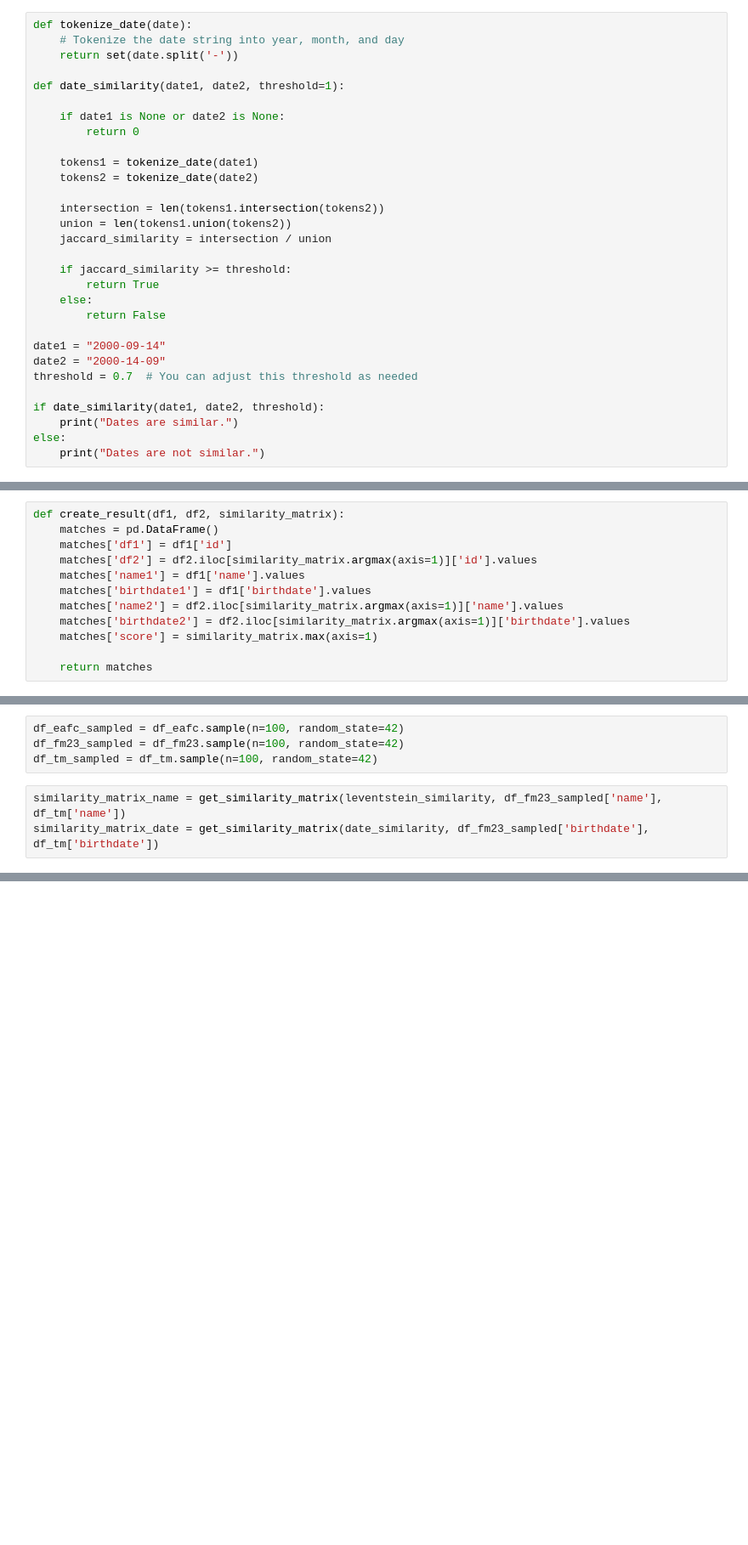
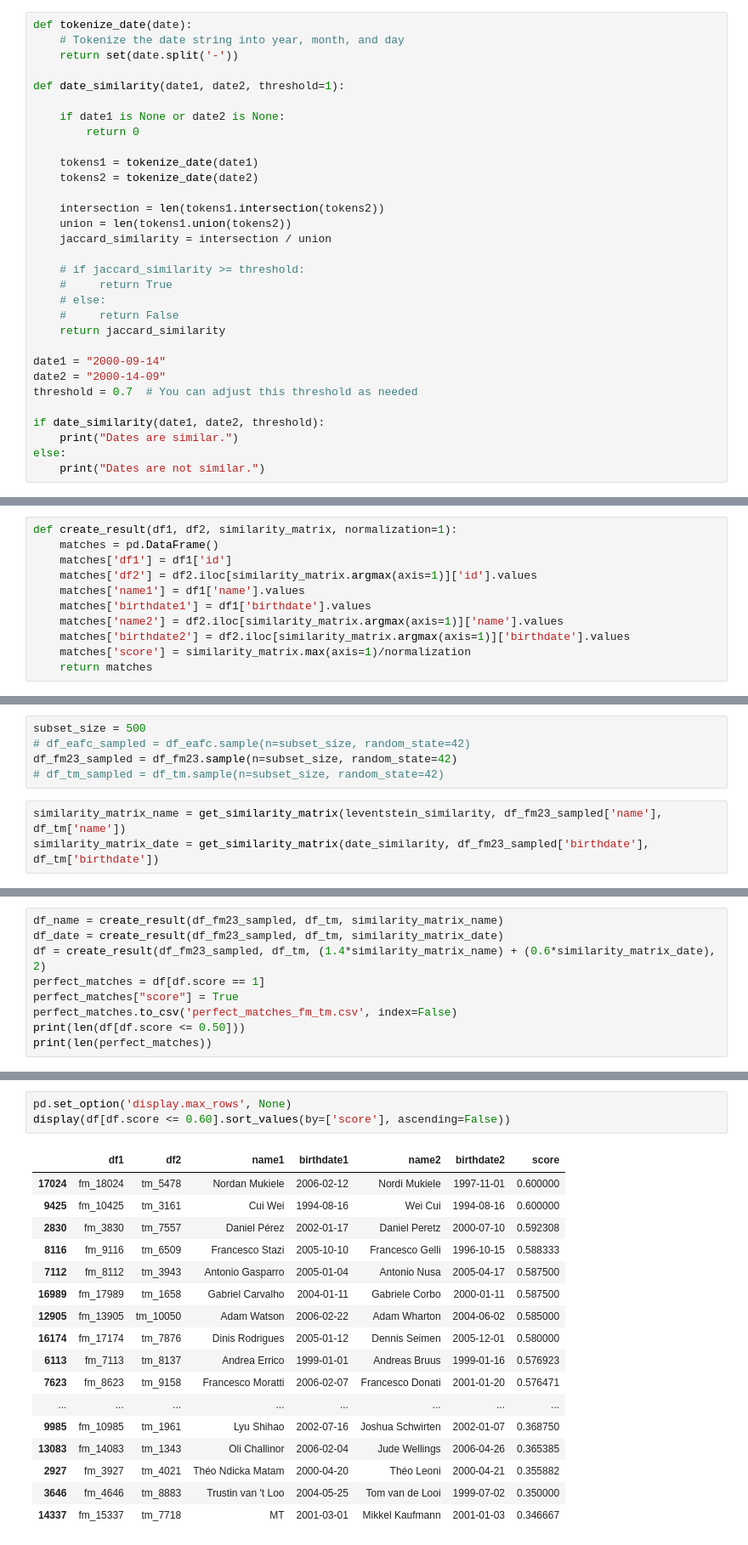
Before and after one commit to Kai-Ref/Web-Data-Integration, a Jupyter notebook: Identity Resolution/gold_standard.ipynb, the cells around one changed output, grey strips where cells are left out. Shown: that part at 85% size. Cells and saved outputs as stored; diff of their text form; blank space fills up the shorter version.

Commit message:
perfect matches

```diff
--- a/Identity Resolution/gold_standard.ipynb
+++ b/Identity Resolution/gold_standard.ipynb
@@ -25,10 +25,11 @@ def date_similarity(date1, date2, threshold=1):
     union = len(tokens1.union(tokens2))
     jaccard_similarity = intersection / union
 
-    if jaccard_similarity >= threshold:
-        return True
-    else:
-        return False
+    # if jaccard_similarity >= threshold:
+    #     return True
+    # else:
+    #     return False
+    return jaccard_similarity
 
 date1 = "2000-09-14"
 date2 = "2000-14-09"
@@ -53,7 +54,7 @@ def get_similarity_matrix(similarity_function, col1, col2):
 
     return similarity_matrix
 # %%
-def create_result(df1, df2, similarity_matrix):
+def create_result(df1, df2, similarity_matrix, normalization=1):
     matches = pd.DataFrame()
     matches['df1'] = df1['id']
     matches['df2'] = df2.iloc[similarity_matrix.argmax(axis=1)]['id'].values
@@ -61,17 +62,17 @@ def create_result(df1, df2, similarity_matrix):
     matches['birthdate1'] = df1['birthdate'].values
     matches['name2'] = df2.iloc[similarity_matrix.argmax(axis=1)]['name'].values
     matches['birthdate2'] = df2.iloc[similarity_matrix.argmax(axis=1)]['birthdate'].values
-    matches['score'] = similarity_matrix.max(axis=1)
-
+    matches['score'] = similarity_matrix.max(axis=1)/normalization
     return matches
 # %%
 df_eafc = pd.read_xml('../Football-Project/data/xml-files/eafc_final.xml')
 df_fm23 = pd.read_xml('../Football-Project/data/xml-files/fm23_final.xml')
 df_tm = pd.read_xml('../Football-Project/data/xml-files/tm_final.xml')
 # %%
-df_eafc_sampled = df_eafc.sample(n=100, random_state=42)
-df_fm23_sampled = df_fm23.sample(n=100, random_state=42)
-df_tm_sampled = df_tm.sample(n=100, random_state=42)
+subset_size = 500
+# df_eafc_sampled = df_eafc.sample(n=subset_size, random_state=42)
+df_fm23_sampled = df_fm23.sample(n=subset_size, random_state=42)
+# df_tm_sampled = df_tm.sample(n=subset_size, random_state=42)
 # %%
 similarity_matrix_name = get_similarity_matrix(leventstein_similarity, df_fm23_sampled['name'], df_tm['name'])
 similarity_matrix_date = get_similarity_matrix(date_similarity, df_fm23_sampled['birthdate'], df_tm['birthdate'])
@@ -103,0 +79,9 @@ Rúben Fernandes Rúben Fernandes
+# %%
+df_name = create_result(df_fm23_sampled, df_tm, similarity_matrix_name)
+df_date = create_result(df_fm23_sampled, df_tm, similarity_matrix_date)
+df = create_result(df_fm23_sampled, df_tm, (1.4*similarity_matrix_name) + (0.6*similarity_matrix_date), 2)
+perfect_matches = df[df.score == 1]
+perfect_matches["score"] = True
+perfect_matches.to_csv('perfect_matches_fm_tm.csv', index=False)
+print(len(df[df.score <= 0.50]))
+print(len(perfect_matches))
@@ -103,0 +96,21 @@ Rúben Fernandes Rúben Fernandes
+# %%
+pd.set_option('display.max_rows', None)
+display(df[df.score <= 0.60].sort_values(by=['score'], ascending=False))
+# %% [output]
+|  | df1 | df2 | name1 | birthdate1 | name2 | birthdate2 | score |
+| 17024 | fm_18024 | tm_5478 | Nordan Mukiele | 2006-02-12 | Nordi Mukiele | 1997-11-01 | 0.600000 |
+| 9425 | fm_10425 | tm_3161 | Cui Wei | 1994-08-16 | Wei Cui | 1994-08-16 | 0.600000 |
+| 2830 | fm_3830 | tm_7557 | Daniel Pérez | 2002-01-17 | Daniel Peretz | 2000-07-10 | 0.592308 |
+| 8116 | fm_9116 | tm_6509 | Francesco Stazi | 2005-10-10 | Francesco Gelli | 1996-10-15 | 0.588333 |
+| 7112 | fm_8112 | tm_3943 | Antonio Gasparro | 2005-01-04 | Antonio Nusa | 2005-04-17 | 0.587500 |
+| 16989 | fm_17989 | tm_1658 | Gabriel Carvalho | 2004-01-11 | Gabriele Corbo | 2000-01-11 | 0.587500 |
+| 12905 | fm_13905 | tm_10050 | Adam Watson | 2006-02-22 | Adam Wharton | 2004-06-02 | 0.585000 |
+| 16174 | fm_17174 | tm_7876 | Dinis Rodrigues | 2005-01-12 | Dennis Seimen | 2005-12-01 | 0.580000 |
+| 6113 | fm_7113 | tm_8137 | Andrea Errico | 1999-01-01 | Andreas Bruus | 1999-01-16 | 0.576923 |
+| 7623 | fm_8623 | tm_9158 | Francesco Moratti | 2006-02-07 | Francesco Donati | 2001-01-20 | 0.576471 |
+| ... | ... | ... | ... | ... | ... | ... | ... |
+| 9985 | fm_10985 | tm_1961 | Lyu Shihao | 2002-07-16 | Joshua Schwirten | 2002-01-07 | 0.368750 |
+| 13083 | fm_14083 | tm_1343 | Oli Challinor | 2006-02-04 | Jude Wellings | 2006-04-26 | 0.365385 |
+| 2927 | fm_3927 | tm_4021 | Théo Ndicka Matam | 2000-04-20 | Théo Leoni | 2000-04-21 | 0.355882 |
+| 3646 | fm_4646 | tm_8883 | Trustin van 't Loo | 2004-05-25 | Tom van de Looi | 1999-07-02 | 0.350000 |
+| 14337 | fm_15337 | tm_7718 | MT | 2001-03-01 | Mikkel Kaufmann | 2001-01-03 | 0.346667 |
```
Also changed, not shown: parts of 4 cells of this notebook, 2 other files.
